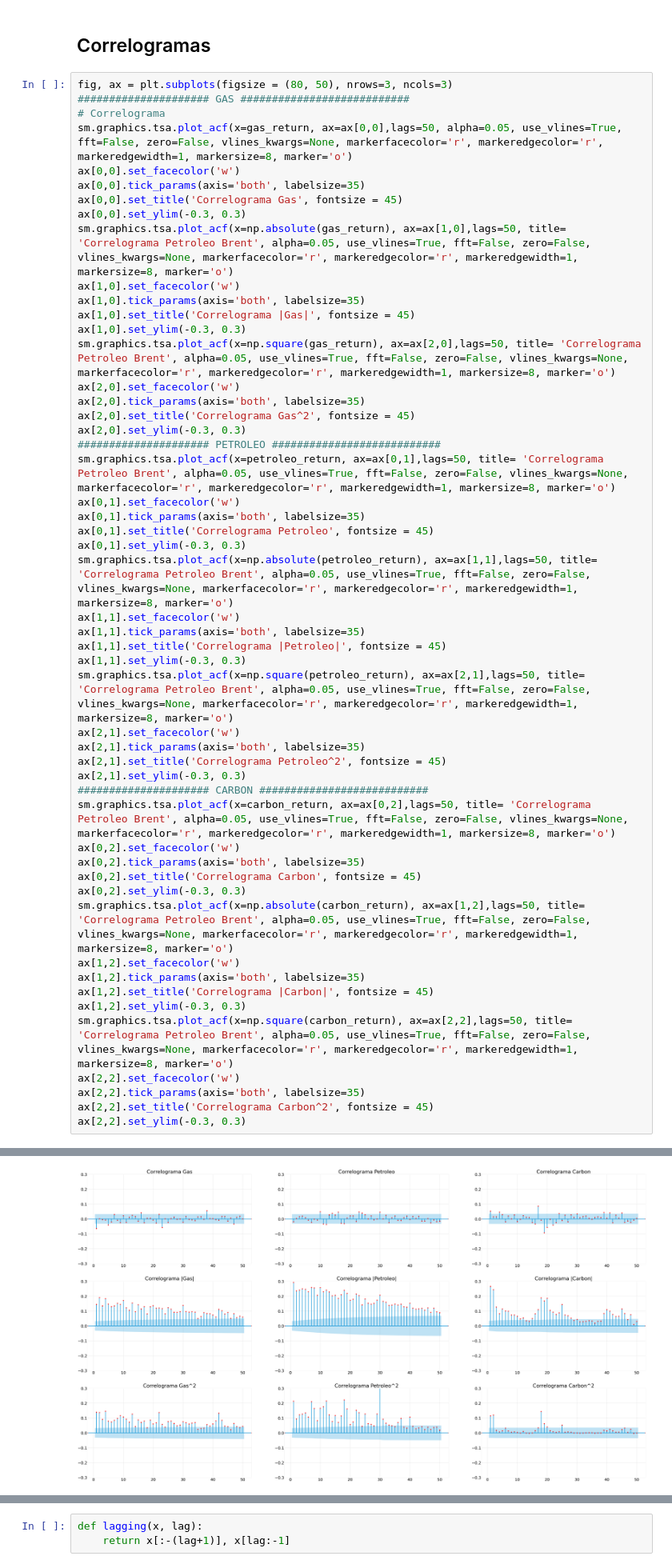
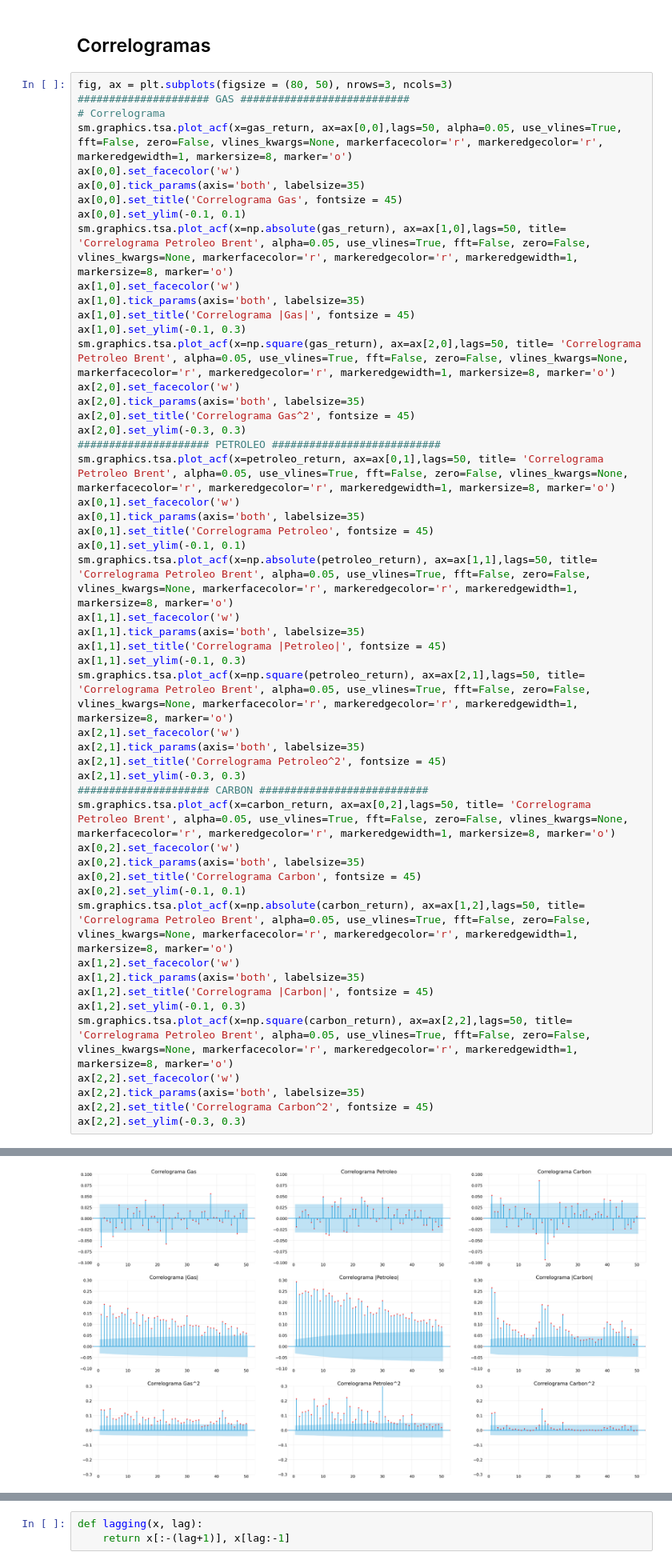
Before and after one commit to Cesuuur/energy-market-analysis, a Jupyter notebook: CompoundReturnAnalisys.ipynb, the cells around one changed output, grey strips where cells are left out. Shown at 80% size. Drawn from its saved outputs; the diff is of its cells as text.

```diff
--- a/CompoundReturnAnalisys.ipynb
+++ b/CompoundReturnAnalisys.ipynb
@@ -448,12 +490,12 @@ sm.graphics.tsa.plot_acf(x=gas_return, ax=ax[0,0],lags=50, alpha=0.05, use_vline
 ax[0,0].set_facecolor('w')
 ax[0,0].tick_params(axis='both', labelsize=35)
 ax[0,0].set_title('Correlograma Gas', fontsize = 45)
-ax[0,0].set_ylim(-0.3, 0.3)
+ax[0,0].set_ylim(-0.1, 0.1)
 sm.graphics.tsa.plot_acf(x=np.absolute(gas_return), ax=ax[1,0],lags=50, title= 'Correlograma Petroleo Brent', alpha=0.05, use_vlines=True, fft=False, zero=False, vlines_kwargs=None, markerfacecolor='r', markeredgecolor='r', markeredgewidth=1, markersize=8, marker='o')
 ax[1,0].set_facecolor('w')
 ax[1,0].tick_params(axis='both', labelsize=35)
 ax[1,0].set_title('Correlograma |Gas|', fontsize = 45)
-ax[1,0].set_ylim(-0.3, 0.3)
+ax[1,0].set_ylim(-0.1, 0.3)
 sm.graphics.tsa.plot_acf(x=np.square(gas_return), ax=ax[2,0],lags=50, title= 'Correlograma Petroleo Brent', alpha=0.05, use_vlines=True, fft=False, zero=False, vlines_kwargs=None, markerfacecolor='r', markeredgecolor='r', markeredgewidth=1, markersize=8, marker='o')
 ax[2,0].set_facecolor('w')
 ax[2,0].tick_params(axis='both', labelsize=35)
@@ -462,38 +504,38 @@ ax[2,0].set_ylim(-0.3, 0.3)
 ##################### PETROLEO ###########################
 sm.graphics.tsa.plot_acf(x=petroleo_return, ax=ax[0,1],lags=50, title= 'Correlograma Petroleo Brent', alpha=0.05, use_vlines=True, fft=False, zero=False, vlines_kwargs=None, markerfacecolor='r', markeredgecolor='r', markeredgewidth=1, markersize=8, marker='o')
 ax[0,1].set_facecolor('w')
 ax[0,1].tick_params(axis='both', labelsize=35)
 ax[0,1].set_title('Correlograma Petroleo', fontsize = 45)
-ax[0,1].set_ylim(-0.3, 0.3)
+ax[0,1].set_ylim(-0.1, 0.1)
 sm.graphics.tsa.plot_acf(x=np.absolute(petroleo_return), ax=ax[1,1],lags=50, title= 'Correlograma Petroleo Brent', alpha=0.05, use_vlines=True, fft=False, zero=False, vlines_kwargs=None, markerfacecolor='r', markeredgecolor='r', markeredgewidth=1, markersize=8, marker='o')
 ax[1,1].set_facecolor('w')
 ax[1,1].tick_params(axis='both', labelsize=35)
 ax[1,1].set_title('Correlograma |Petroleo|', fontsize = 45)
-ax[1,1].set_ylim(-0.3, 0.3)
+ax[1,1].set_ylim(-0.1, 0.3)
 sm.graphics.tsa.plot_acf(x=np.square(petroleo_return), ax=ax[2,1],lags=50, title= 'Correlograma Petroleo Brent', alpha=0.05, use_vlines=True, fft=False, zero=False, vlines_kwargs=None, markerfacecolor='r', markeredgecolor='r', markeredgewidth=1, markersize=8, marker='o')
 ax[2,1].set_facecolor('w')
 ax[2,1].tick_params(axis='both', labelsize=35)
 ax[2,1].set_title('Correlograma Petroleo^2', fontsize = 45)
 ax[2,1].set_ylim(-0.3, 0.3)
 ##################### CARBON ###########################
 sm.graphics.tsa.plot_acf(x=carbon_return, ax=ax[0,2],lags=50, title= 'Correlograma Petroleo Brent', alpha=0.05, use_vlines=True, fft=False, zero=False, vlines_kwargs=None, markerfacecolor='r', markeredgecolor='r', markeredgewidth=1, markersize=8, marker='o')
 ax[0,2].set_facecolor('w')
 ax[0,2].tick_params(axis='both', labelsize=35)
 ax[0,2].set_title('Correlograma Carbon', fontsize = 45)
-ax[0,2].set_ylim(-0.3, 0.3)
+ax[0,2].set_ylim(-0.1, 0.1)
 sm.graphics.tsa.plot_acf(x=np.absolute(carbon_return), ax=ax[1,2],lags=50, title= 'Correlograma Petroleo Brent', alpha=0.05, use_vlines=True, fft=False, zero=False, vlines_kwargs=None, markerfacecolor='r', markeredgecolor='r', markeredgewidth=1, markersize=8, marker='o')
 ax[1,2].set_facecolor('w')
 ax[1,2].tick_params(axis='both', labelsize=35)
 ax[1,2].set_title('Correlograma |Carbon|', fontsize = 45)
-ax[1,2].set_ylim(-0.3, 0.3)
+ax[1,2].set_ylim(-0.1, 0.3)
 sm.graphics.tsa.plot_acf(x=np.square(carbon_return), ax=ax[2,2],lags=50, title= 'Correlograma Petroleo Brent', alpha=0.05, use_vlines=True, fft=False, zero=False, vlines_kwargs=None, markerfacecolor='r', markeredgecolor='r', markeredgewidth=1, markersize=8, marker='o')
 ax[2,2].set_facecolor('w')
 ax[2,2].tick_params(axis='both', labelsize=35)
 ax[2,2].set_title('Correlograma Carbon^2', fontsize = 45)
 ax[2,2].set_ylim(-0.3, 0.3)
 # %% [output]
 (-0.3, 0.3)
-[figure, old version]
+[figure, new version]
 # %% [markdown]
 ## Comprobando que esto hace lo mismo...
 
```
Also changed, not shown: parts of 7 cells of this notebook.
